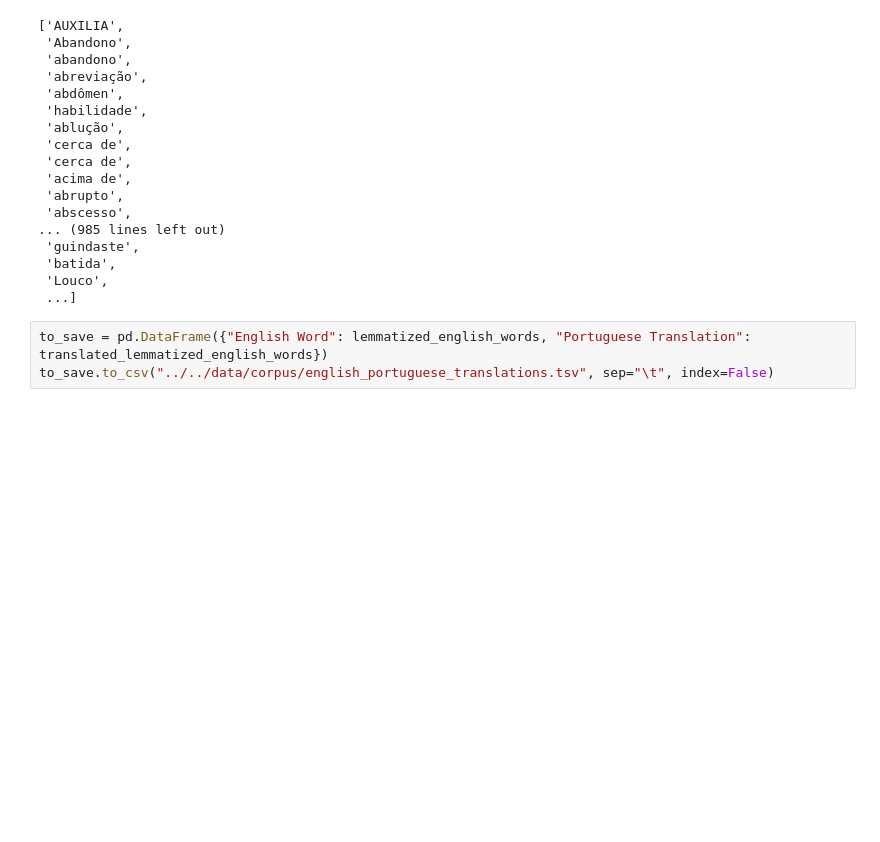
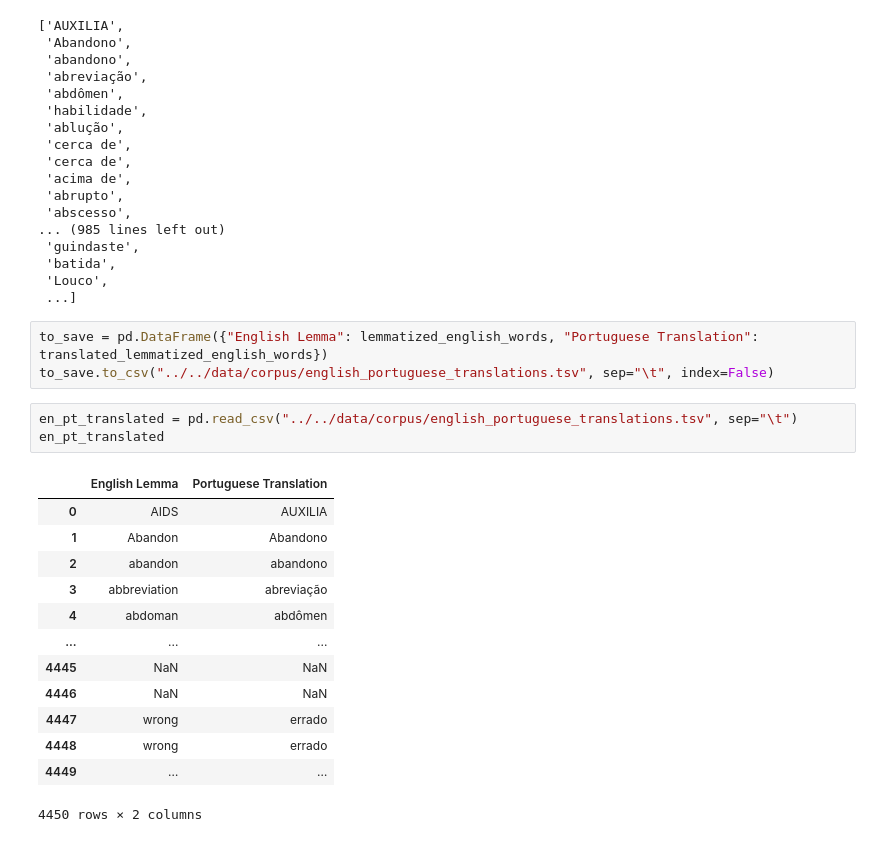
Before and after one commit to hugolpz/WeSpeaxExos, a Jupyter notebook: common/generation/tatoebaExerciseGeneration.ipynb, the cells around one changed output. Cells and saved outputs as stored; diff of their text form; blank space fills up the shorter version.

```diff
--- a/common/generation/tatoebaExerciseGeneration.ipynb
+++ b/common/generation/tatoebaExerciseGeneration.ipynb
@@ -258,5 +258,22 @@ translated_lemmatized_english_words
  'Louco',
  ...]
 # %%
-to_save = pd.DataFrame({"English Word": lemmatized_english_words, "Portuguese Translation": translated_lemmatized_english_words})
+to_save = pd.DataFrame({"English Lemma": lemmatized_english_words, "Portuguese Translation": translated_lemmatized_english_words})
 to_save.to_csv("../../data/corpus/english_portuguese_translations.tsv", sep="\t", index=False)
+# %%
+en_pt_translated = pd.read_csv("../../data/corpus/english_portuguese_translations.tsv", sep="\t")
+en_pt_translated
+# %% [output]
+|  | English Lemma | Portuguese Translation |
+| 0 | AIDS | AUXILIA |
+| 1 | Abandon | Abandono |
+| 2 | abandon | abandono |
+| 3 | abbreviation | abreviação |
+| 4 | abdoman | abdômen |
+| ... | ... | ... |
+| 4445 | NaN | NaN |
+| 4446 | NaN | NaN |
+| 4447 | wrong | errado |
+| 4448 | wrong | errado |
+| 4449 | … | … |
+4450 rows × 2 columns
```
Also changed, not shown: parts of 8 cells of this notebook, 2 other files.
